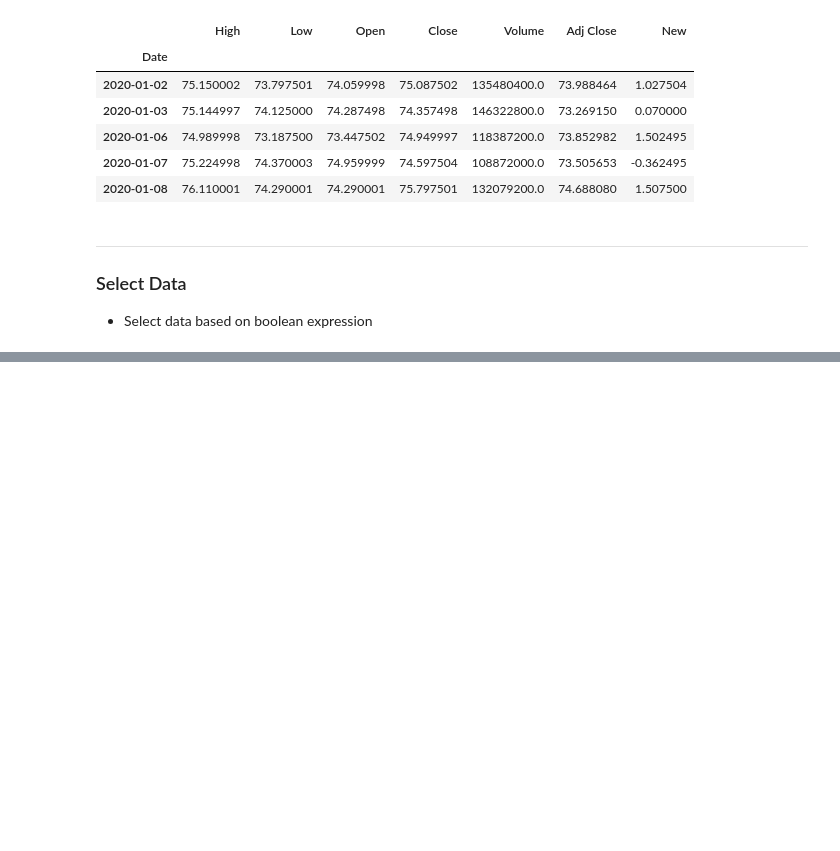
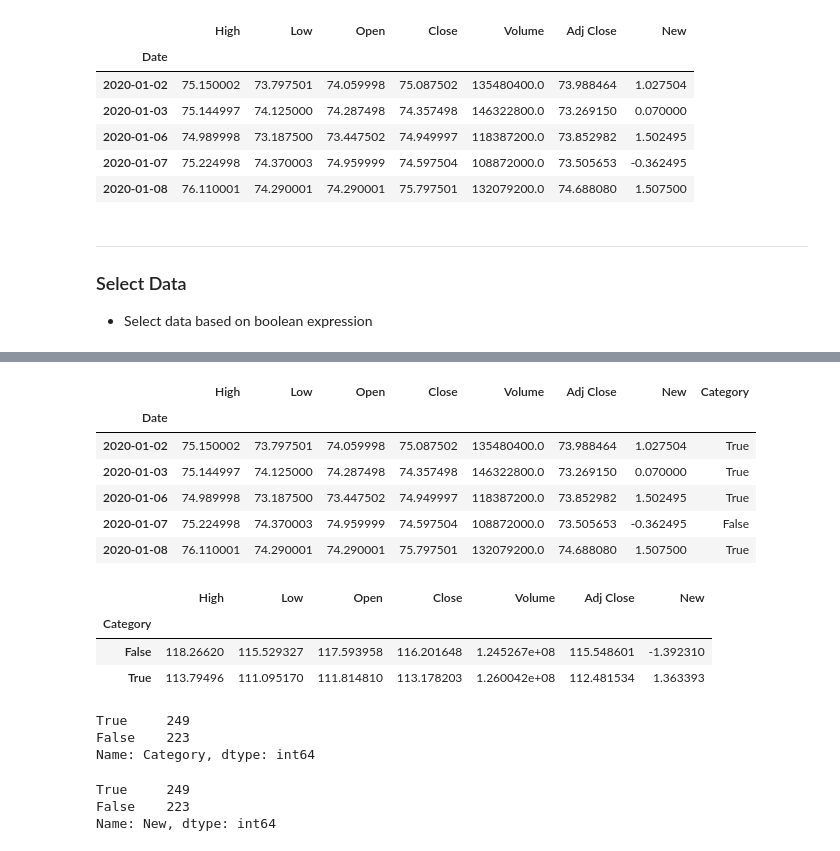
Before and after one commit to Abisoyesam/DS-ML-DL-tuts, a Jupyter notebook: DS With Rune/Lesson 4.ipynb, the cells around one changed output, grey strips where cells are left out. Saved outputs shown, nothing was run; the diff lists cells and outputs as text; code cells hidden in the pictures; blank space fills up the shorter version.

```diff
--- a/DS With Rune/Lesson 4.ipynb
+++ b/DS With Rune/Lesson 4.ipynb
@@ -224,0 +262,32 @@ data.head()
+# %%
+data['Category'] = data['New'] > 0
+# %%
+data.head()
+# %% [output]
+|  | High | Low | Open | Close | Volume | Adj Close | New | Category |
+| Date |  |  |  |  |  |  |  |  |
+| 2020-01-02 | 75.150002 | 73.797501 | 74.059998 | 75.087502 | 135480400.0 | 73.988464 | 1.027504 | True |
+| 2020-01-03 | 75.144997 | 74.125000 | 74.287498 | 74.357498 | 146322800.0 | 73.269150 | 0.070000 | True |
+| 2020-01-06 | 74.989998 | 73.187500 | 73.447502 | 74.949997 | 118387200.0 | 73.852982 | 1.502495 | True |
+| 2020-01-07 | 75.224998 | 74.370003 | 74.959999 | 74.597504 | 108872000.0 | 73.505653 | -0.362495 | False |
+| 2020-01-08 | 76.110001 | 74.290001 | 74.290001 | 75.797501 | 132079200.0 | 74.688080 | 1.507500 | True |
+# %%
+data.groupby('Category').mean()
+# %% [output]
+|  | High | Low | Open | Close | Volume | Adj Close | New |
+| Category |  |  |  |  |  |  |  |
+| False | 118.26620 | 115.529327 | 117.593958 | 116.201648 | 1.245267e+08 | 115.548601 | -1.392310 |
+| True | 113.79496 | 111.095170 | 111.814810 | 113.178203 | 1.260042e+08 | 112.481534 | 1.363393 |
+# %%
+# value count
+data['Category'].value_counts()
+# %% [output]
+True     249
+False    223
+Name: Category, dtype: int64
+# %%
+(data['New']>0).value_counts()
+# %% [output]
+True     249
+False    223
+Name: New, dtype: int64
```
Also changed, not shown: parts of 3 cells of this notebook.
